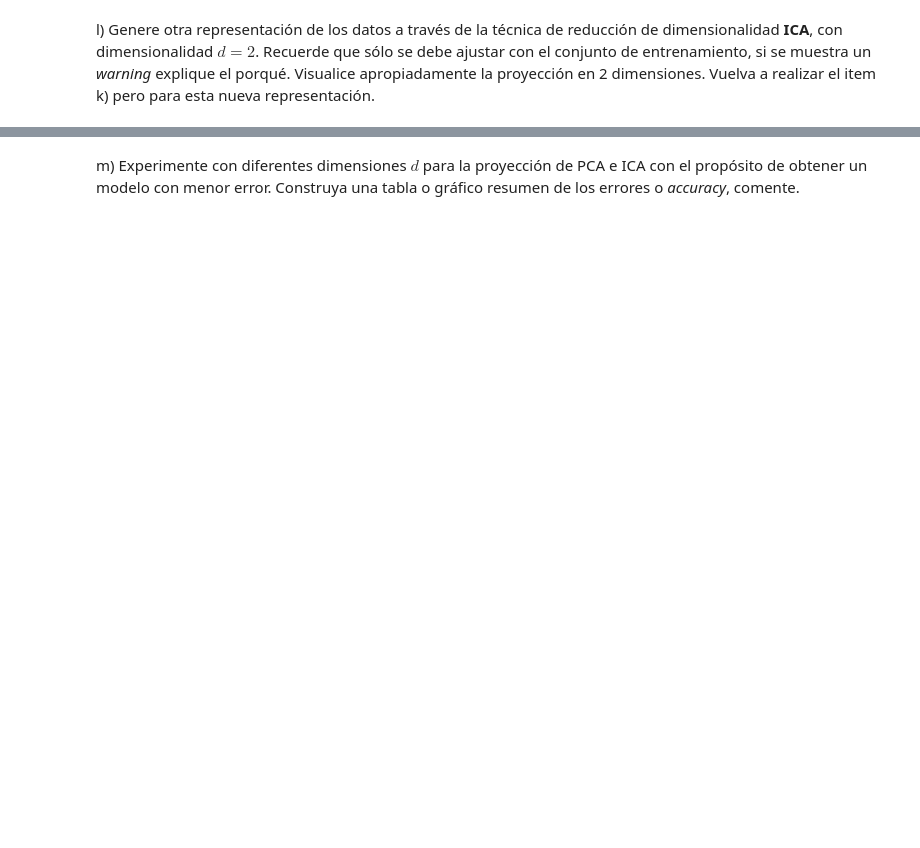
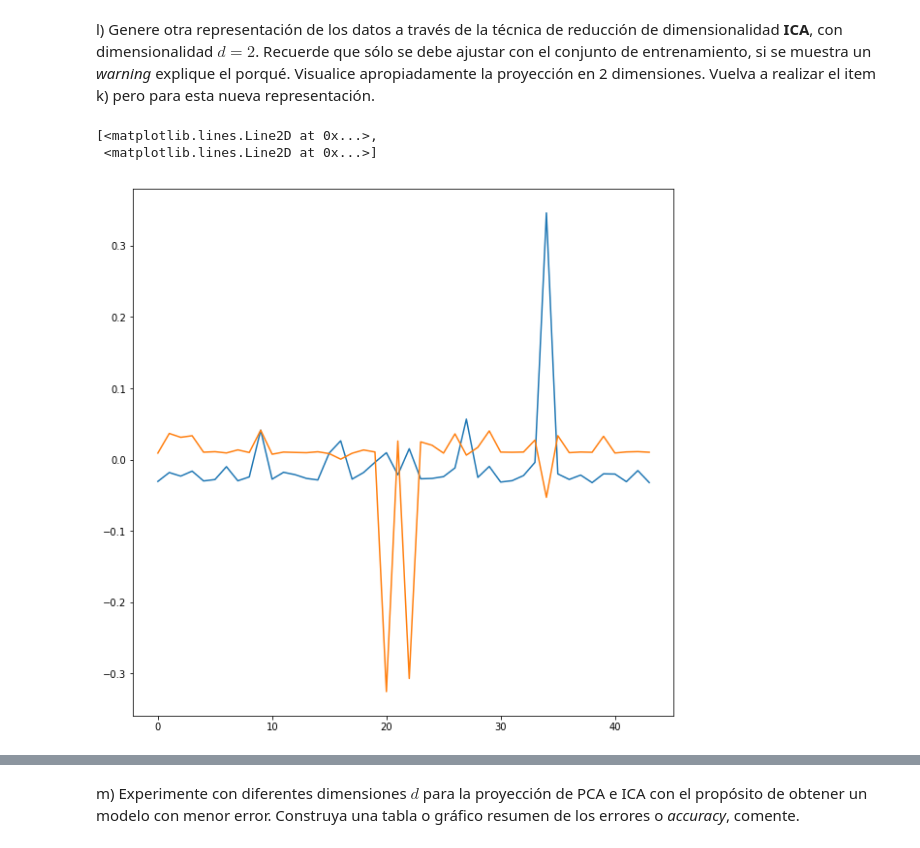
Before and after one commit to JaimeZamoranoUSM/MachineLearning, a Jupyter notebook: Tarea_1-Tapia-Zamorano.ipynb, the cells around one changed output, grey strips where cells are left out. Saved outputs shown, nothing was run; the diff lists cells and outputs as text; code cells hidden in the pictures; blank space fills up the shorter version.

```diff
--- a/Tarea_1-Tapia-Zamorano.ipynb
+++ b/Tarea_1-Tapia-Zamorano.ipynb
@@ -636,2 +633,13 @@ plt.plot(alphas, vector_per)
 # %% [markdown]
 l) Genere otra representación de los datos a través de la técnica de reducción de dimensionalidad **ICA**, con dimensionalidad $d = 2$. Recuerde que sólo se debe ajustar con el conjunto de entrenamiento, si se muestra un *warning* explique el porqué. Visualice apropiadamente la proyección en 2 dimensiones. Vuelva a realizar el item k) pero para esta nueva representación.
+# %%
+from sklearn.decomposition import FastICA
+ica_model = FastICA(n_components=d)
+ica_model.fit(X_train)
+X_ica_train = ica_model.transform(X_train)
+X_ica_test = ica_model.transform(X_test)
+plt.plot(X_ica_test)
+# %% [output]
+[<matplotlib.lines.Line2D at 0x...>,
+ <matplotlib.lines.Line2D at 0x...>]
+[figure, added]
```
Also changed, not shown: parts of 27 cells of this notebook.
